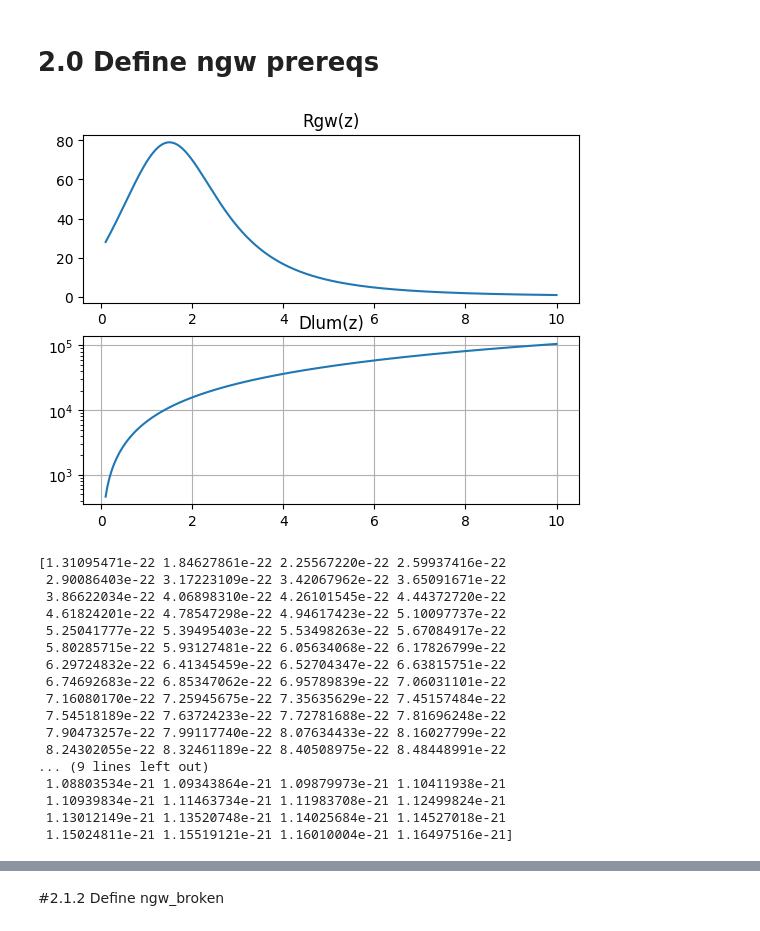
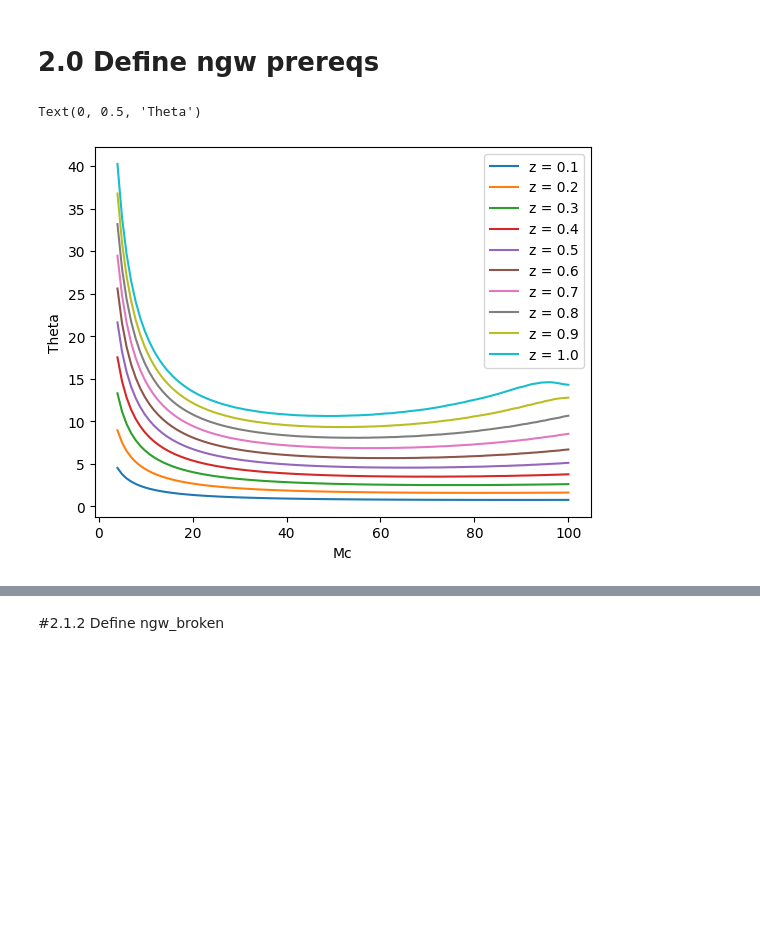
Before and after one commit to jerowen/mag_figures, a Jupyter notebook: Magnification_figures.ipynb, the cells around one changed output, grey strips where cells are left out. Saved outputs shown, nothing was run; the diff lists cells and outputs as text; code cells hidden in the pictures; blank space fills up the shorter version.

```diff
--- a/Magnification_figures.ipynb
+++ b/Magnification_figures.ipynb
@@ -565,71 +566,27 @@ def Dlum_test(z): #Works only with z as an array
   tot = part1*part2
   return tot
-# %%
-def Dlum(z): #works with individual z, not with lists
-  c   = 1 #SOL in natural units?
-  H0  = 70#Hubble constant value
-  Ode = 0.714 #Omega DE
-  Om  = 0.286 #Omega matter
-  part1 = c*(1+z)/H0 #"Prefactor"
-
-  #Numerically solve integral part of Dlum
-  zlist = np.linspace(0,z,100)
-  dz = zlist[1]-zlist[0]
-
-  Ez = Om*(1+zlist)**3+Ode
-  integrand = 1/np.sqrt(Ez)
-
-  part2 = np.sum(integrand*dz)
-
-  tot = part1*part2
-  return tot
 # %%
-def rho0(z,m1,q,Mc,strain):
+def rho0(z,Mc,strain):
   part1 = np.sqrt(5/(96*np.pi**(4/3))) #prefactor
-  part2 = 1/Dlum(z)*((1+z)*Mc)**(5/6)
-  part3 = np.sqrt(intI(z,m1,q,strain))
+  part2 = (((1+z)*Mc)**(5/6))/Dlum(z)
+  part3 = np.sqrt(intI(z,Mc,strain))
   rho0val = part1*part2*part3
   return rho0val
-# %%
-z = np.linspace(0.1,10,1000)
-plt.subplot(211)
-plt.plot(z,Rgw(z)/(1+z))
-plt.title('Rgw(z)')
-
-y = Dlum_test(z)
-plt.subplot(212)
-plt.plot(z,y)
-plt.title('Dlum(z)')
-plt.grid()
-plt.yscale('log')
-# %% [output]
-[figure, removed]
-# %%
-strain = np.loadtxt('https://dcc.ligo.org/public/0149/T1800044/005/aLIGODesign.txt')
-m1 = 50
-z = 0.2
-q = np.linspace(0.01,0.99,100)
-Mc = m1*(q)**(3/5)/(1+q)**(1/5)
-y = rho0(z,m1,q,Mc,strain)
-print(y)
-# %% [output]
-[1.31095471e-22 1.84627861e-22 2.25567220e-22 2.59937416e-22
- 2.90086403e-22 3.17223109e-22 3.42067962e-22 3.65091671e-22
- 3.86622034e-22 4.06898310e-22 4.26101545e-22 4.44372720e-22
- 4.61824201e-22 4.78547298e-22 4.94617423e-22 5.10097737e-22
- 5.25041777e-22 5.39495403e-22 5.53498263e-22 5.67084917e-22
- 5.80285715e-22 5.93127481e-22 6.05634068e-22 6.17826799e-22
- 6.29724832e-22 6.41345459e-22 6.52704347e-22 6.63815751e-22
- 6.74692683e-22 6.85347062e-22 6.95789839e-22 7.06031101e-22
- 7.16080170e-22 7.25945675e-22 7.35635629e-22 7.45157484e-22
- 7.54518189e-22 7.63724233e-22 7.72781688e-22 7.81696248e-22
- 7.90473257e-22 7.99117740e-22 8.07634433e-22 8.16027799e-22
- 8.24302055e-22 8.32461189e-22 8.40508975e-22 8.48448991e-22
-... (9 lines left out)
- 1.08803534e-21 1.09343864e-21 1.09879973e-21 1.10411938e-21
- 1.10939834e-21 1.11463734e-21 1.11983708e-21 1.12499824e-21
- 1.13012149e-21 1.13520748e-21 1.14025684e-21 1.14527018e-21
- 1.15024811e-21 1.15519121e-21 1.16010004e-21 1.16497516e-21]
+# %%
+zlist = np.linspace(0.1,1,10)
+Mclist = np.linspace(4,100,100)
+strain = np.loadtxt('https://dcc.ligo.org/public/0149/T1800044/005/aLIGODesign.txt')
+for zval in zlist:
+  r0 = rho0(zval,Mclist,strain)
+  theta = 5/r0
+  plt.plot(Mclist,theta*10**13,label = 'z = %s'%(round(zval,1)))
+
+plt.legend()
+plt.xlabel('Mc')
+plt.ylabel('Theta')
+# %% [output]
+Text(0, 0.5, 'Theta')
+[figure, added]
 # %%
 def dMdq(m1,q):
   res = m1/(5*(1+q)**(1/5))*(3+2*q)/(q**(2/5)*(1+q))
```
Also changed, not shown: parts of 15 cells of this notebook.
